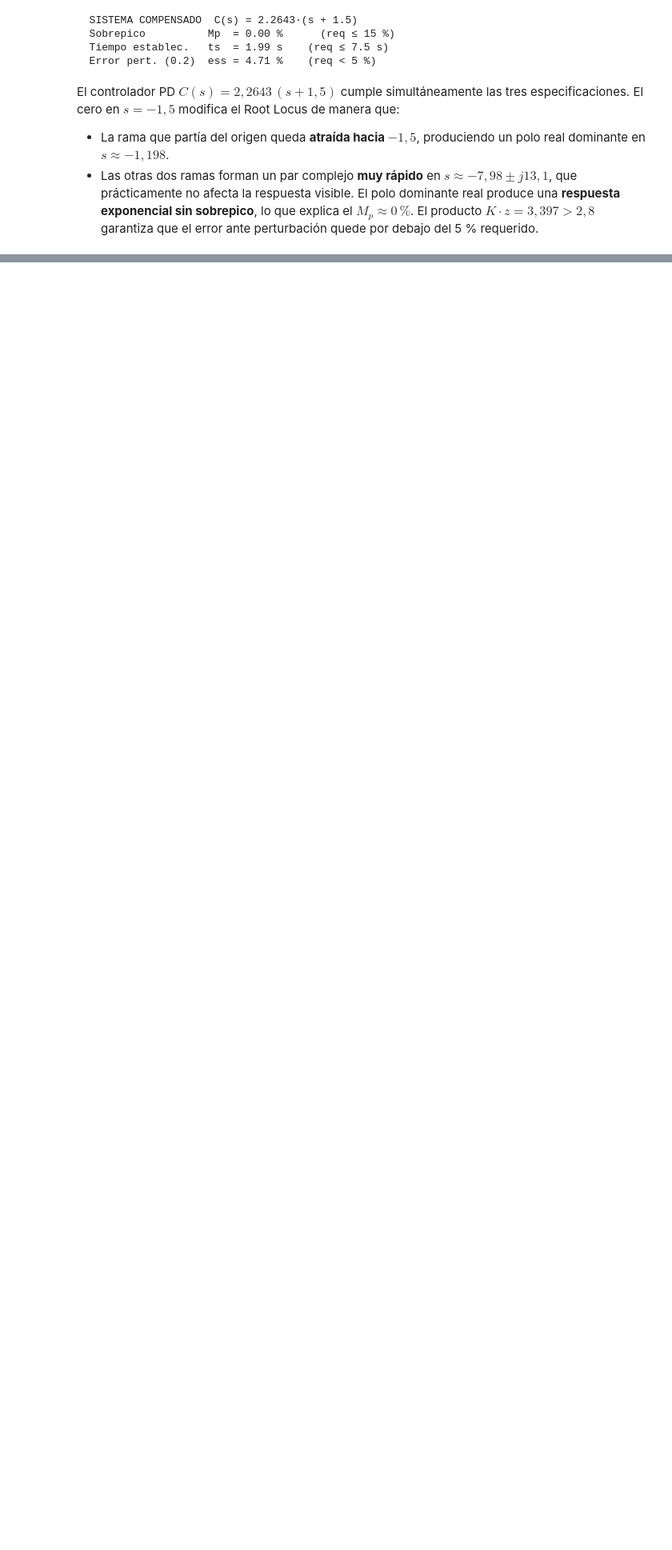
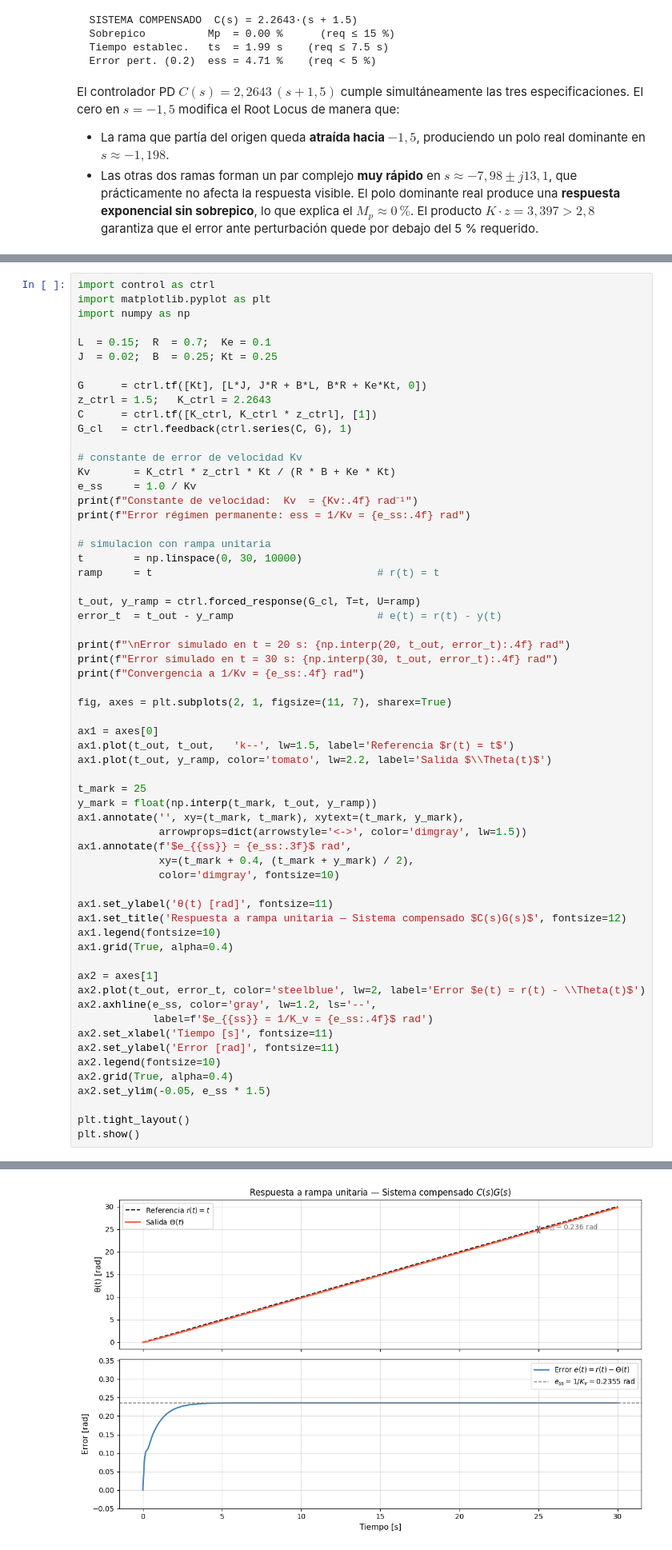
Before and after one commit to Zoevelazquez0430/TP1-SistemasDeControl, a Jupyter notebook: TP1-Control.ipynb, the cells around one changed output, grey strips where cells are left out. Shown at 80% size. Saved outputs shown, nothing was run; the diff lists cells and outputs as text; blank space fills up the shorter version.

```diff
--- a/TP1-Control.ipynb
+++ b/TP1-Control.ipynb
@@ -1453,0 +1486,62 @@ ganancia sin perder estabilidad.
+# %%
+import control as ctrl
+import matplotlib.pyplot as plt
+import numpy as np
+
+L  = 0.15;  R  = 0.7;  Ke = 0.1
+J  = 0.02;  B  = 0.25; Kt = 0.25
+
+G      = ctrl.tf([Kt], [L*J, J*R + B*L, B*R + Ke*Kt, 0])
+z_ctrl = 1.5;   K_ctrl = 2.2643
+C      = ctrl.tf([K_ctrl, K_ctrl * z_ctrl], [1])
+G_cl   = ctrl.feedback(ctrl.series(C, G), 1)
+
+# constante de error de velocidad Kv
+Kv       = K_ctrl * z_ctrl * Kt / (R * B + Ke * Kt)
+e_ss     = 1.0 / Kv
+print(f"Constante de velocidad:  Kv  = {Kv:.4f} rad⁻¹")
+print(f"Error régimen permanente: ess = 1/Kv = {e_ss:.4f} rad")
+
+# simulacion con rampa unitaria
+t        = np.linspace(0, 30, 10000)
+ramp     = t                                    # r(t) = t
+
+t_out, y_ramp = ctrl.forced_response(G_cl, T=t, U=ramp)
+error_t  = t_out - y_ramp                       # e(t) = r(t) - y(t)
+
+print(f"\nError simulado en t = 20 s: {np.interp(20, t_out, error_t):.4f} rad")
+print(f"Error simulado en t = 30 s: {np.interp(30, t_out, error_t):.4f} rad")
+print(f"Convergencia a 1/Kv = {e_ss:.4f} rad")
+
+fig, axes = plt.subplots(2, 1, figsize=(11, 7), sharex=True)
+
+ax1 = axes[0]
+ax1.plot(t_out, t_out,   'k--', lw=1.5, label='Referencia $r(t) = t$')
+ax1.plot(t_out, y_ramp, color='tomato', lw=2.2, label='Salida $\\Theta(t)$')
+
+t_mark = 25
+y_mark = float(np.interp(t_mark, t_out, y_ramp))
+ax1.annotate('', xy=(t_mark, t_mark), xytext=(t_mark, y_mark),
+             arrowprops=dict(arrowstyle='<->', color='dimgray', lw=1.5))
+ax1.annotate(f'$e_{{ss}} = {e_ss:.3f}$ rad',
+             xy=(t_mark + 0.4, (t_mark + y_mark) / 2),
+             color='dimgray', fontsize=10)
+
+ax1.set_ylabel('θ(t) [rad]', fontsize=11)
+ax1.set_title('Respuesta a rampa unitaria — Sistema compensado $C(s)G(s)$', fontsize=12)
+ax1.legend(fontsize=10)
+ax1.grid(True, alpha=0.4)
+
+ax2 = axes[1]
+ax2.plot(t_out, error_t, color='steelblue', lw=2, label='Error $e(t) = r(t) - \\Theta(t)$')
+ax2.axhline(e_ss, color='gray', lw=1.2, ls='--',
+            label=f'$e_{{ss}} = 1/K_v = {e_ss:.4f}$ rad')
+ax2.set_xlabel('Tiempo [s]', fontsize=11)
+ax2.set_ylabel('Error [rad]', fontsize=11)
+ax2.legend(fontsize=10)
+ax2.grid(True, alpha=0.4)
+ax2.set_ylim(-0.05, e_ss * 1.5)
+
+plt.tight_layout()
+plt.show()
+# %% [output]
@@ -1453,0 +1554 @@ ganancia sin perder estabilidad.
+[figure, added]
```
Also changed, not shown: parts of 6 cells of this notebook.
